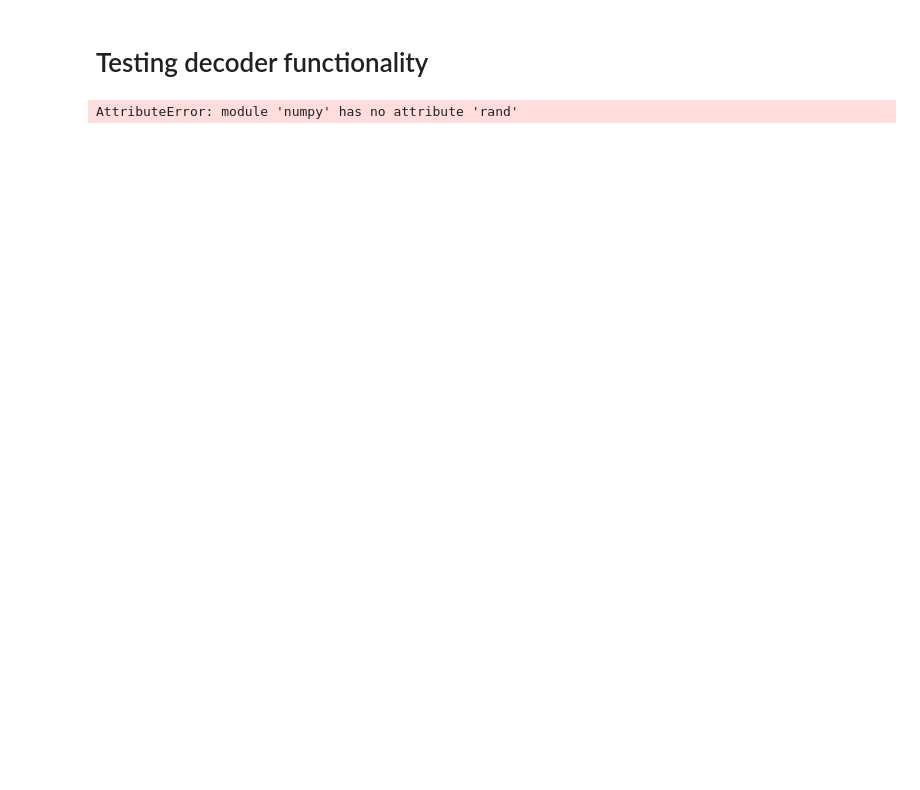
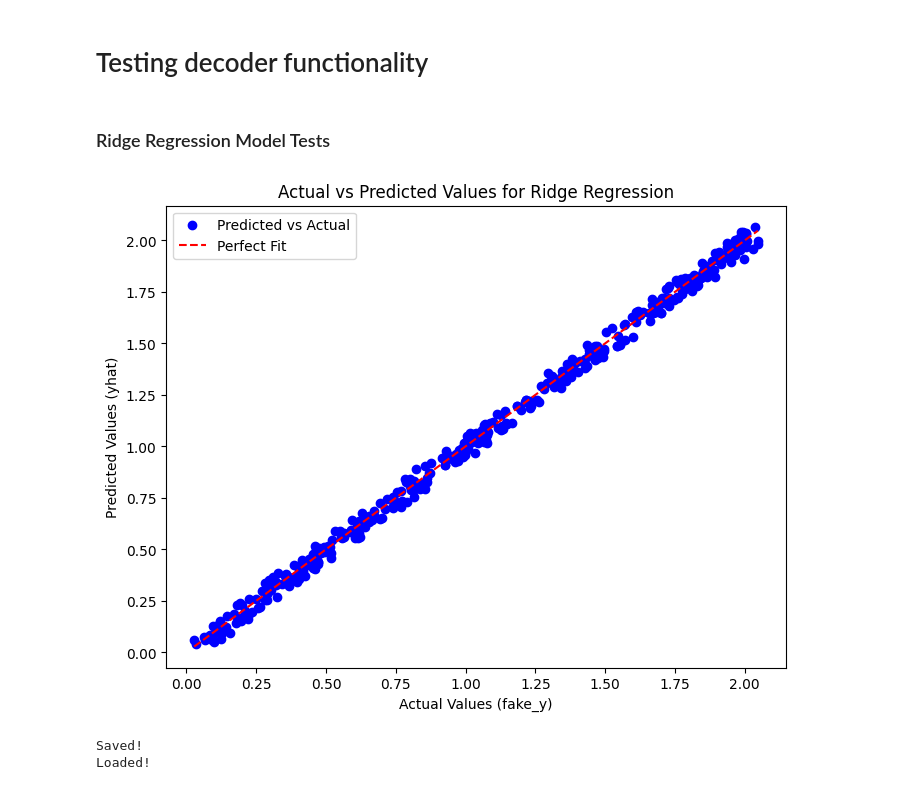
Before and after one commit to chesteklab/neural_decoding, a Jupyter notebook: testing.ipynb, the cells around one changed output. Saved outputs shown, nothing was run; the diff lists cells and outputs as text; code cells hidden in the pictures; blank space fills up the shorter version.

Commit message:
Initial RR and KF implementations + some model testing

```diff
--- a/testing.ipynb
+++ b/testing.ipynb
@@ -6,13 +9,40 @@ import numpy as np
+# %% [markdown]
+### Ridge Regression Model Tests
 # %%
-import decoders.linear_decoders
 
+fake_x = np.random.rand(100,4)
+fake_y = 2 * fake_x + np.random.rand(100,1)*0.1 # arbitrary function + noise
 
-fake_x = np.random.rand((100,4))
-fake_y = np.random.rand((100,1))
-
-rr = decoders.linear_decoders.ridge_regression(4,1,{'theta':0, 'intercept':True})
+rr = decoders.linear_decoders.ridge_regression(4,1,{'theta':0, 'lbda':0.1, 'intercept':False})
 
 rr.train(fake_x, fake_y)
 yhat = rr.forward(fake_x)
-# %% [output]
-AttributeError: module 'numpy' has no attribute 'rand'
+# %%
+# Plot the actual vs predicted values
+plt.figure(figsize=(8, 6))
+plt.scatter(fake_y, yhat, color='blue', label='Predicted vs Actual')
+
+# Add a 45-degree reference line for perfect prediction
+plt.plot([fake_y.min(), fake_y.max()], [fake_y.min(), fake_y.max()], color='red', linestyle='--', label='Perfect Fit')
+
+# Add labels and title
+plt.xlabel('Actual Values (fake_y)')
+plt.ylabel('Predicted Values (yhat)')
+plt.title('Actual vs Predicted Values for Ridge Regression')
+plt.legend()
+
+# Display the plot
+plt.show()
+# %% [output]
+[figure, added]
+# %%
+# Test saving
+rr.save_model("test_folder/test_save_RR.pk1")
+print("Saved!")
+
+# Test loading
+rr.load_model("test_folder/test_save_RR.pk1")
+print("Loaded!")
+# %% [output]
+Saved!
+Loaded!
```
Also changed, not shown: parts of 3 cells of this notebook, 1 other file.
